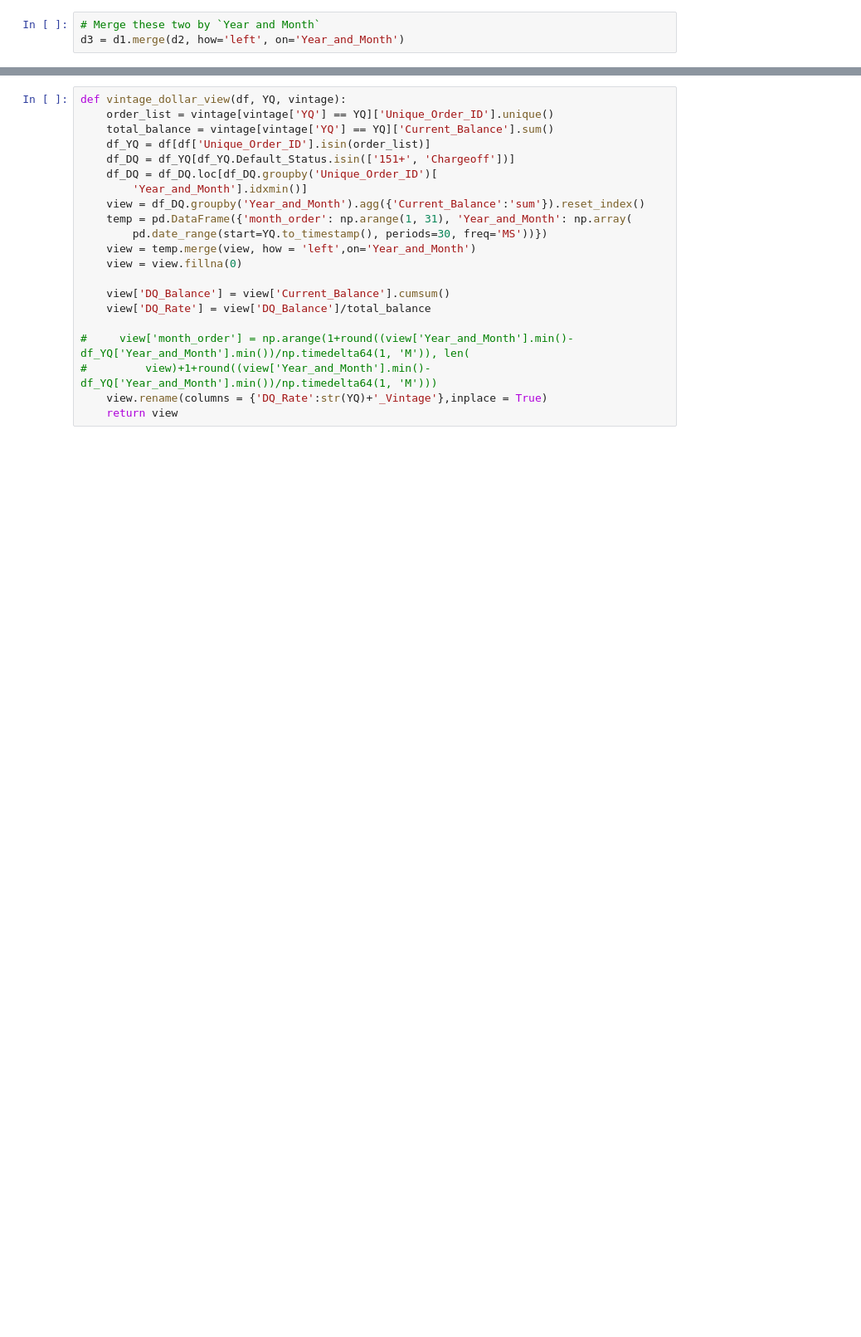
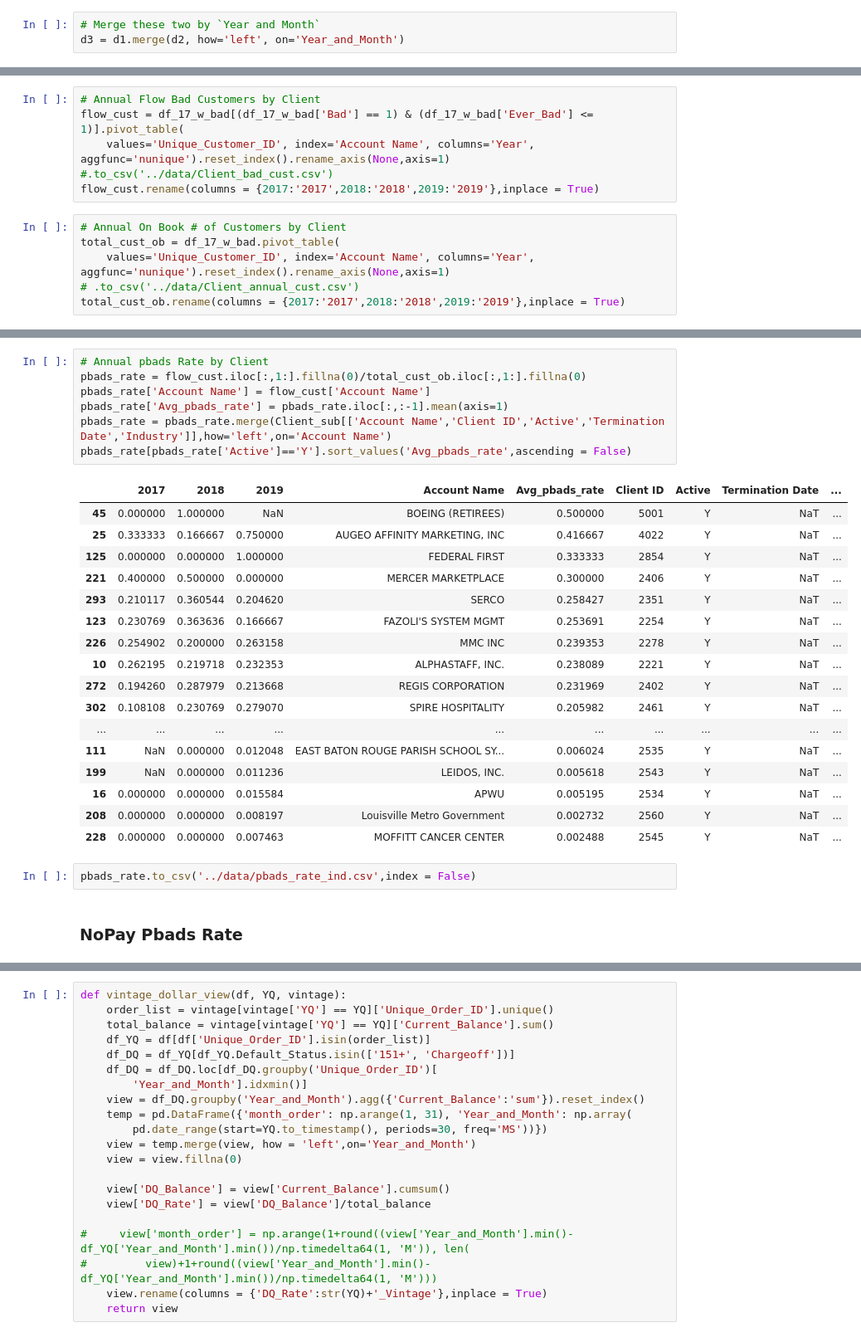
Before and after one commit to XuetingS/PP, a Jupyter notebook: src/Vertical Loss.ipynb, the cells around one changed output, grey strips where cells are left out. Shown at 83% size. Cells and saved outputs as stored; diff of their text form; blank space fills up the shorter version.

```diff
--- a/src/Vertical Loss.ipynb
+++ b/src/Vertical Loss.ipynb
@@ -179,0 +247,12 @@ Perf[Perf['YQ']==]
+# %%
+# Annual Flow Bad Customers by Client
+flow_cust = df_17_w_bad[(df_17_w_bad['Bad'] == 1) & (df_17_w_bad['Ever_Bad'] <= 1)].pivot_table(
+    values='Unique_Customer_ID', index='Account Name', columns='Year', aggfunc='nunique').reset_index().rename_axis(None,axis=1)
+#.to_csv('../data/Client_bad_cust.csv')
+flow_cust.rename(columns = {2017:'2017',2018:'2018',2019:'2019'},inplace = True)
+# %%
+# Annual On Book # of Customers by Client
+total_cust_ob = df_17_w_bad.pivot_table(
+    values='Unique_Customer_ID', index='Account Name', columns='Year', aggfunc='nunique').reset_index().rename_axis(None,axis=1)
+# .to_csv('../data/Client_annual_cust.csv')
+total_cust_ob.rename(columns = {2017:'2017',2018:'2018',2019:'2019'},inplace = True)
@@ -179,0 +306,29 @@ Perf[Perf['YQ']==]
+# %%
+# Annual pbads Rate by Client
+pbads_rate = flow_cust.iloc[:,1:].fillna(0)/total_cust_ob.iloc[:,1:].fillna(0)
+pbads_rate['Account Name'] = flow_cust['Account Name']
+pbads_rate['Avg_pbads_rate'] = pbads_rate.iloc[:,:-1].mean(axis=1)
+pbads_rate = pbads_rate.merge(Client_sub[['Account Name','Client ID','Active','Termination Date','Industry']],how='left',on='Account Name')
+pbads_rate[pbads_rate['Active']=='Y'].sort_values('Avg_pbads_rate',ascending = False)
+# %% [output]
+|  | 2017 | 2018 | 2019 | Account Name | Avg_pbads_rate | Client ID | Active | Termination Date | ... |
+| 45 | 0.000000 | 1.000000 | NaN | BOEING (RETIREES) | 0.500000 | 5001 | Y | NaT | ... |
+| 25 | 0.333333 | 0.166667 | 0.750000 | AUGEO AFFINITY MARKETING, INC | 0.416667 | 4022 | Y | NaT | ... |
+| 125 | 0.000000 | 0.000000 | 1.000000 | FEDERAL FIRST | 0.333333 | 2854 | Y | NaT | ... |
+| 221 | 0.400000 | 0.500000 | 0.000000 | MERCER MARKETPLACE | 0.300000 | 2406 | Y | NaT | ... |
+| 293 | 0.210117 | 0.360544 | 0.204620 | SERCO | 0.258427 | 2351 | Y | NaT | ... |
+| 123 | 0.230769 | 0.363636 | 0.166667 | FAZOLI'S SYSTEM MGMT | 0.253691 | 2254 | Y | NaT | ... |
+| 226 | 0.254902 | 0.200000 | 0.263158 | MMC INC | 0.239353 | 2278 | Y | NaT | ... |
+| 10 | 0.262195 | 0.219718 | 0.232353 | ALPHASTAFF, INC. | 0.238089 | 2221 | Y | NaT | ... |
+| 272 | 0.194260 | 0.287979 | 0.213668 | REGIS CORPORATION | 0.231969 | 2402 | Y | NaT | ... |
+| 302 | 0.108108 | 0.230769 | 0.279070 | SPIRE HOSPITALITY | 0.205982 | 2461 | Y | NaT | ... |
+| ... | ... | ... | ... | ... | ... | ... | ... | ... | ... |
+| 111 | NaN | 0.000000 | 0.012048 | EAST BATON ROUGE PARISH SCHOOL SY... | 0.006024 | 2535 | Y | NaT | ... |
+| 199 | NaN | 0.000000 | 0.011236 | LEIDOS, INC. | 0.005618 | 2543 | Y | NaT | ... |
+| 16 | 0.000000 | 0.000000 | 0.015584 | APWU | 0.005195 | 2534 | Y | NaT | ... |
+| 208 | 0.000000 | 0.000000 | 0.008197 | Louisville Metro Government | 0.002732 | 2560 | Y | NaT | ... |
+| 228 | 0.000000 | 0.000000 | 0.007463 | MOFFITT CANCER CENTER | 0.002488 | 2545 | Y | NaT | ... |
+# %%
+pbads_rate.to_csv('../data/pbads_rate_ind.csv',index = False)
+# %% [markdown]
+### NoPay Pbads Rate
```
Also changed, not shown: parts of 72 cells of this notebook.
